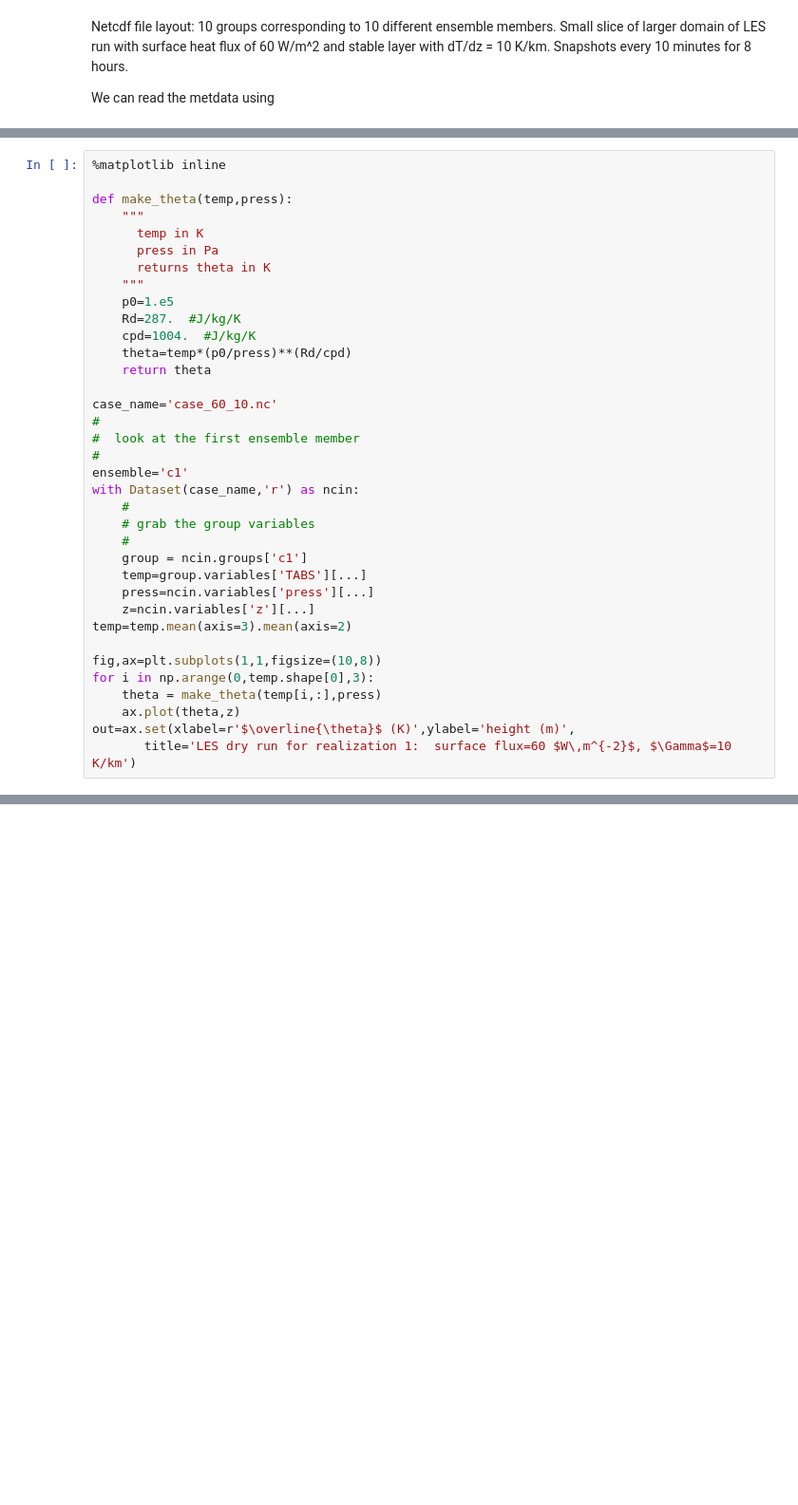
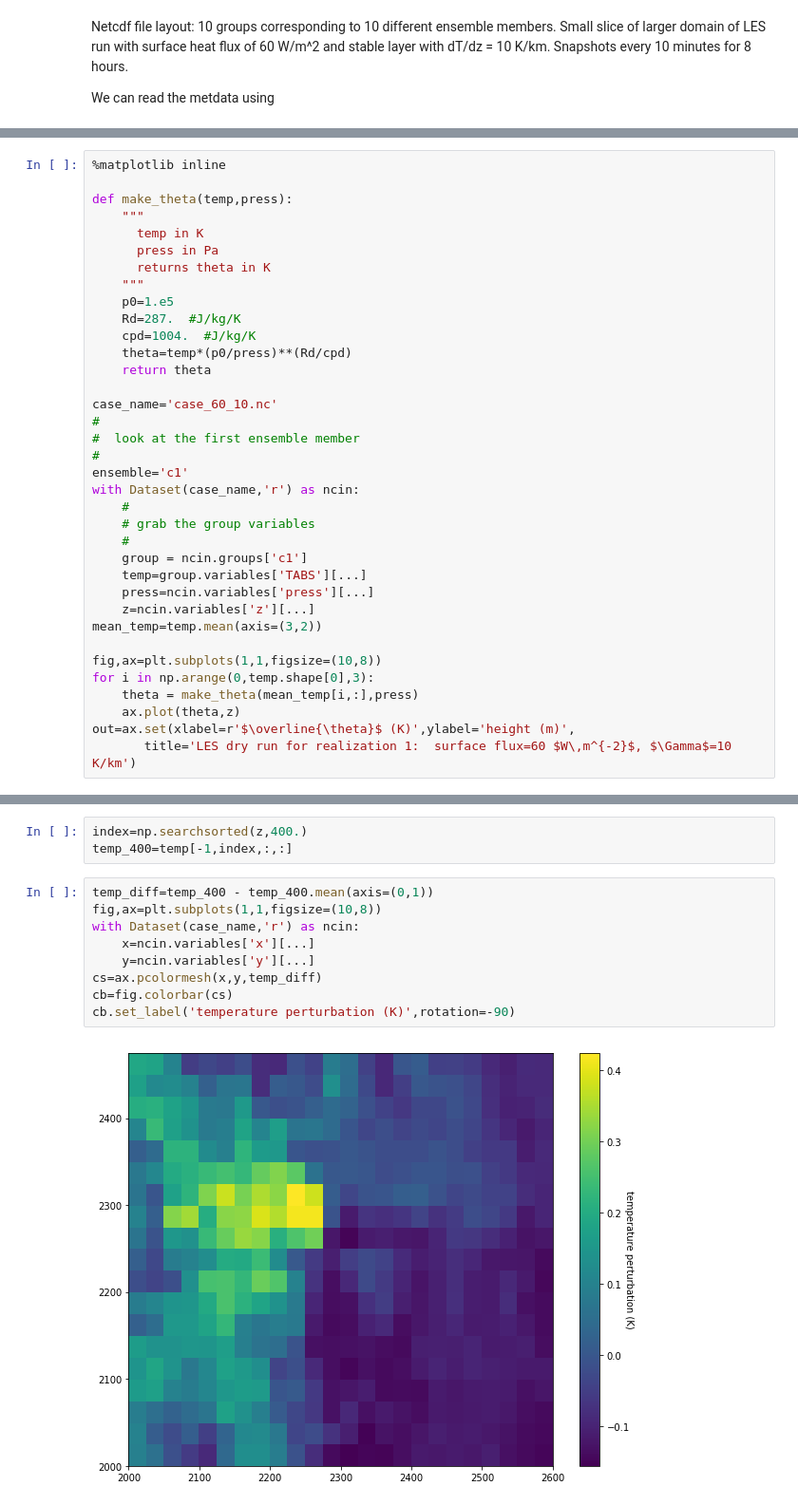
Before and after one commit to phaustin/atsc500, a Jupyter notebook: notebooks/dry_les.ipynb, the cells around one changed output, grey strips where cells are left out. Shown: that part at 95% size. Saved outputs shown, nothing was run; the diff lists cells and outputs as text; blank space fills up the shorter version.

```diff
--- a/notebooks/dry_les.ipynb
+++ b/notebooks/dry_les.ipynb
@@ -95,11 +102,11 @@ with Dataset(case_name,'r') as ncin:
     temp=group.variables['TABS'][...]
     press=ncin.variables['press'][...]
     z=ncin.variables['z'][...]
-temp=temp.mean(axis=3).mean(axis=2)
+mean_temp=temp.mean(axis=(3,2))
 
 fig,ax=plt.subplots(1,1,figsize=(10,8))
 for i in np.arange(0,temp.shape[0],3):
-    theta = make_theta(temp[i,:],press)
+    theta = make_theta(mean_temp[i,:],press)
     ax.plot(theta,z)
 out=ax.set(xlabel=r'$\overline{\theta}$ (K)',ylabel='height (m)',
        title='LES dry run for realization 1:  surface flux=60 $W\,m^{-2}$, $\Gamma$=10 K/km')
@@ -113,0 +124,14 @@ Hand in a notebook that
+# %%
+index=np.searchsorted(z,400.)
+temp_400=temp[-1,index,:,:]
+# %%
+temp_diff=temp_400 - temp_400.mean(axis=(0,1))
+fig,ax=plt.subplots(1,1,figsize=(10,8))
+with Dataset(case_name,'r') as ncin:
+    x=ncin.variables['x'][...]
+    y=ncin.variables['y'][...]
+cs=ax.pcolormesh(x,y,temp_diff)
+cb=fig.colorbar(cs)
+cb.set_label('temperature perturbation (K)',rotation=-90)
+# %% [output]
+[figure, added]
```
Also changed, not shown: parts of 12 cells of this notebook, 2 other files.
